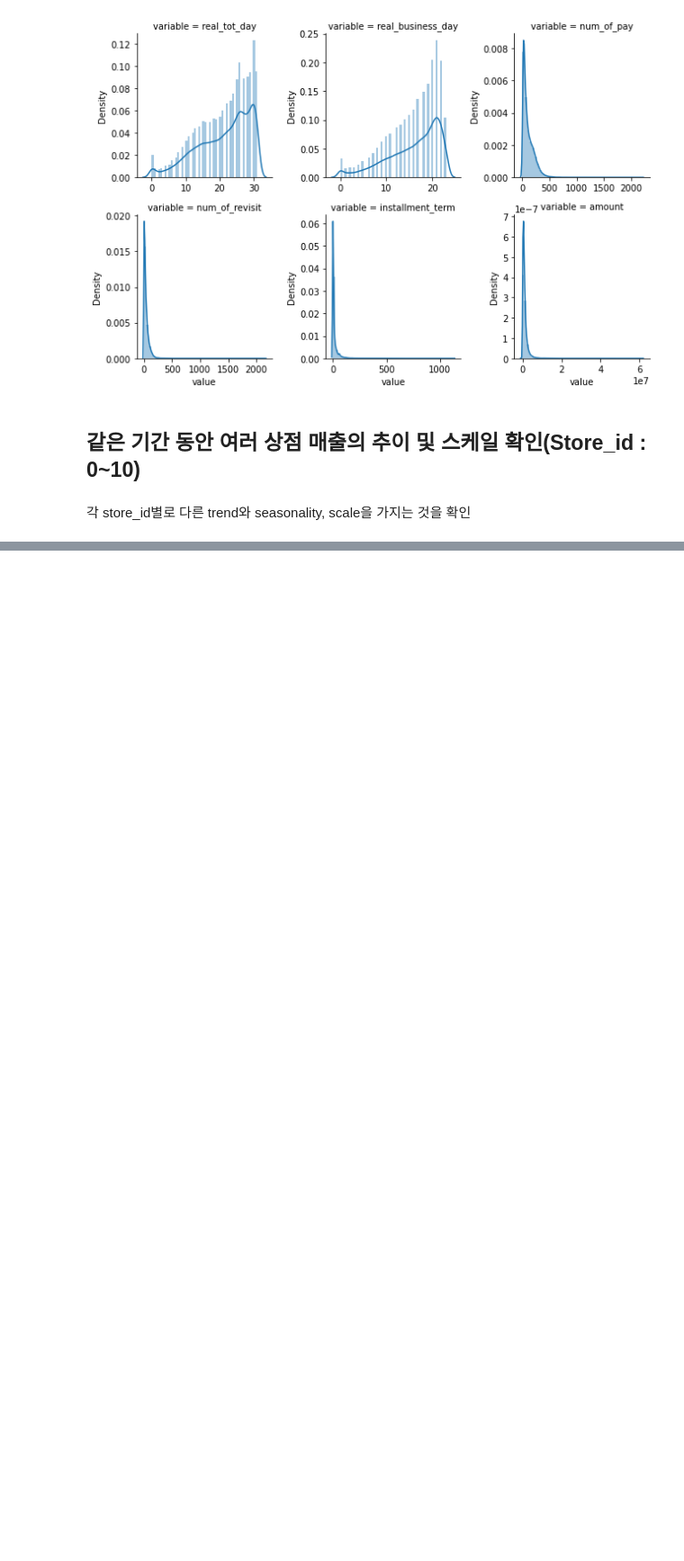
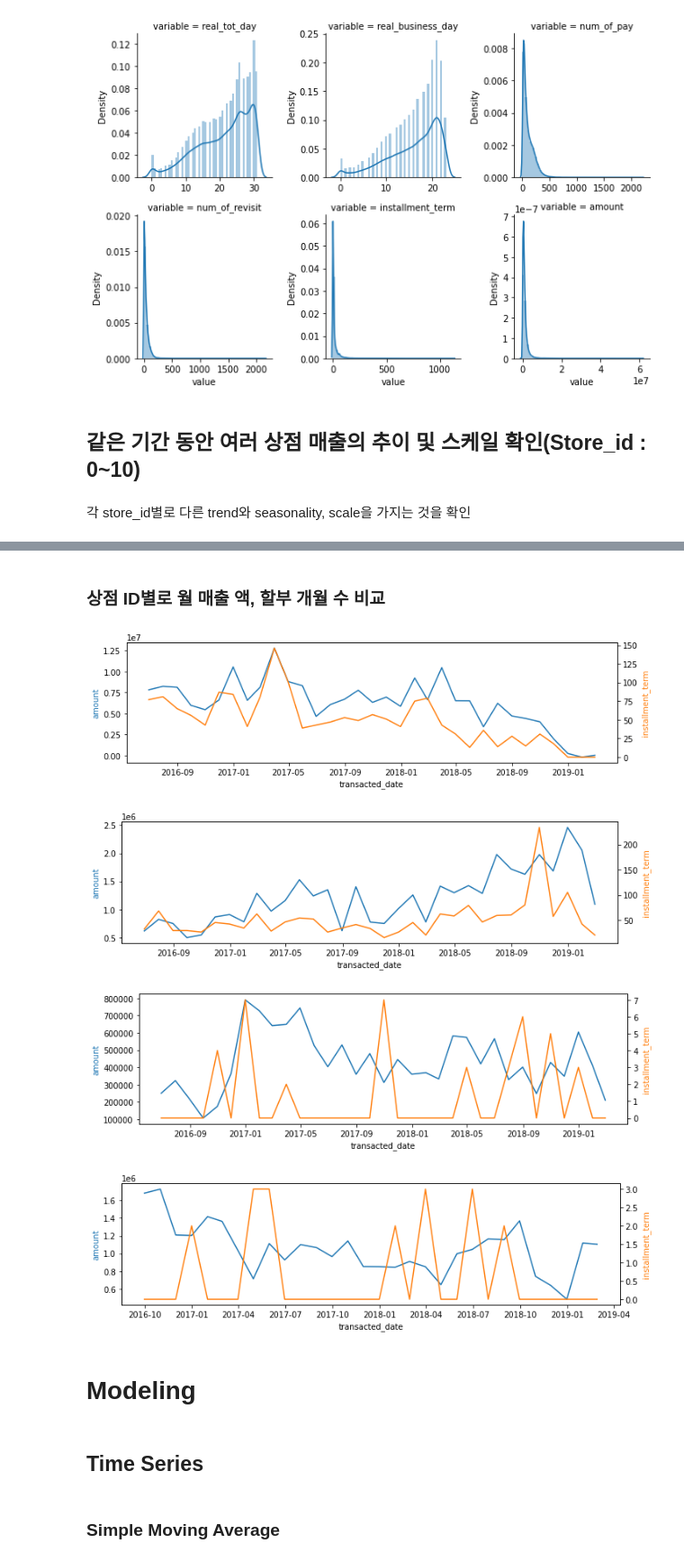
Before and after one commit to namwootree/Basic_Skill, a Jupyter notebook: Time_Series/상점 신용카드 매출 예측 경진대회/상점_신용카드_매출_예측.ipynb, the cells around one changed output, grey strips where cells are left out. Shown at 90% size. Cells and saved outputs as stored; diff of their text form; code cells hidden in the pictures; blank space fills up the shorter version.

```diff
--- a/Time_Series/상점 신용카드 매출 예측 경진대회/상점_신용카드_매출_예측.ipynb
+++ b/Time_Series/상점 신용카드 매출 예측 경진대회/상점_신용카드_매출_예측.ipynb
@@ -411,0 +498,21 @@ plt.legend()
+# %% [markdown]
+### 상점 ID별로 월 매출 액, 할부 개월 수 비교
+# %%
+random.seed(1208)
+
+for i in make_random(4):
+    plot_model_graph(month_df, i,
+                     'transacted_date',
+                     ['amount', # 월 매출 액
+                      'installment_term']) # 할부 개월 수
+# %% [output]
+[figure, added]
+[figure, added]
+[figure, added]
+[figure, added]
+# %% [markdown]
+# Modeling
+# %% [markdown]
+## Time Series
+# %% [markdown]
+### Simple Moving Average
```
Also changed, not shown: parts of 28 cells of this notebook.
